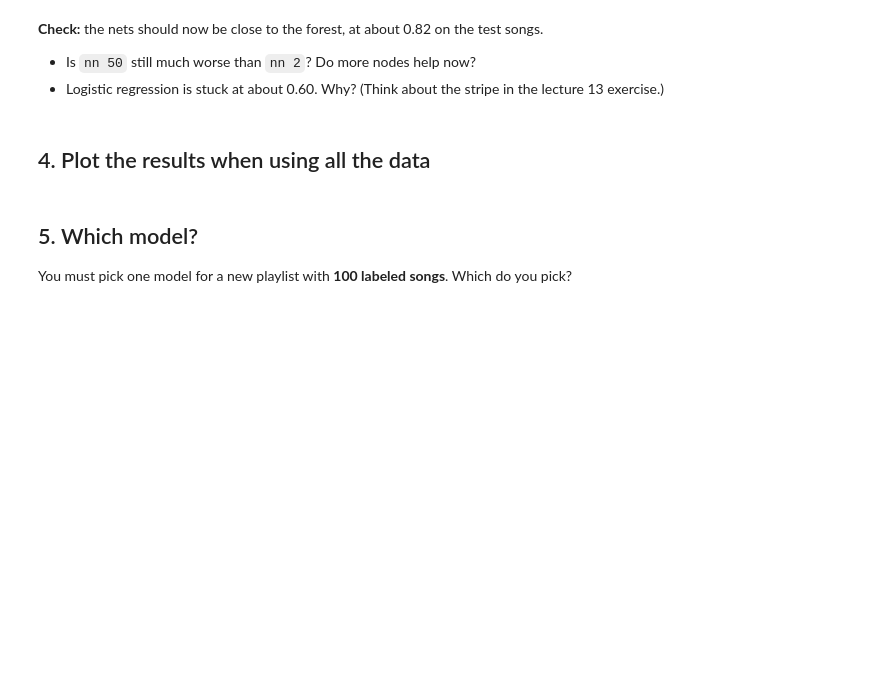
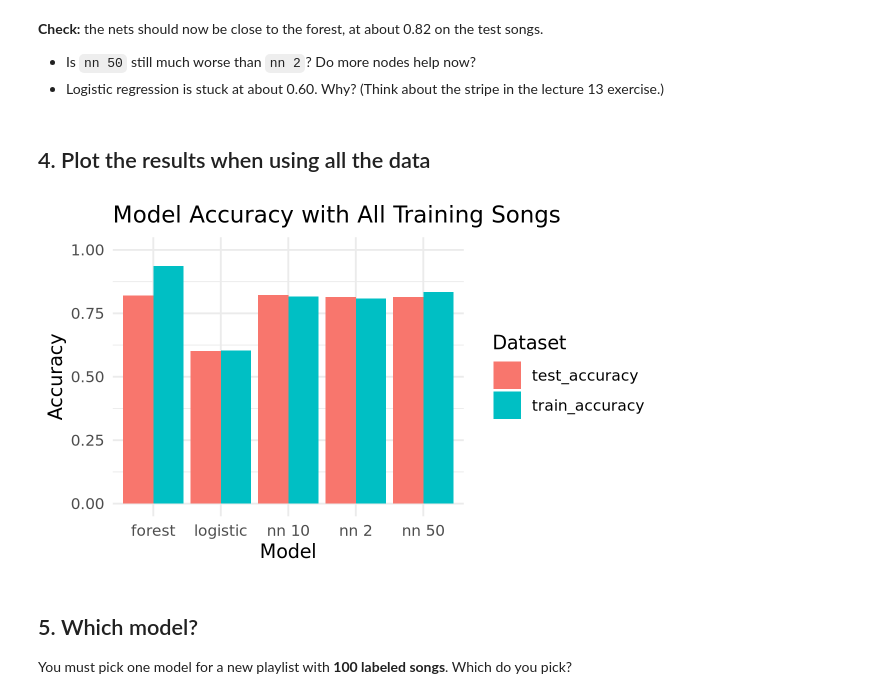
Before and after one commit to mshen05/codespace, a Jupyter notebook: exercises/16-nn-exercise.ipynb, the cells around one changed output. Cells and saved outputs as stored; diff of their text form; code cells hidden in the pictures; blank space fills up the shorter version.

```diff
--- a/exercises/16-nn-exercise.ipynb
+++ b/exercises/16-nn-exercise.ipynb
@@ -117,6 +175,25 @@ Run `compare_models()` again, with all of `train` (about 5,500 songs).
 ## 4. Plot the results when using all the data
 # %%
 # Chart code goes here
+
+results_full |>
+    pivot_longer(
+        cols = c(train_accuracy, test_accuracy),
+        names_to = "dataset",
+        values_to = "accuracy"
+    ) |>
+    ggplot(aes(x = model, y = accuracy, fill = dataset)) +
+    geom_col(position = "dodge") +
+    scale_y_continuous(limits = c(0, 1)) +
+    labs(
+        title = "Model Accuracy with All Training Songs",
+        x = "Model",
+        y = "Accuracy",
+        fill = "Dataset"
+    ) +
+    theme_minimal()
+# %% [output]
+[figure, added]
 # %% [markdown]
 ## 5. Which model?
 
```
Also changed, not shown: parts of 6 cells of this notebook, 1 other file.
